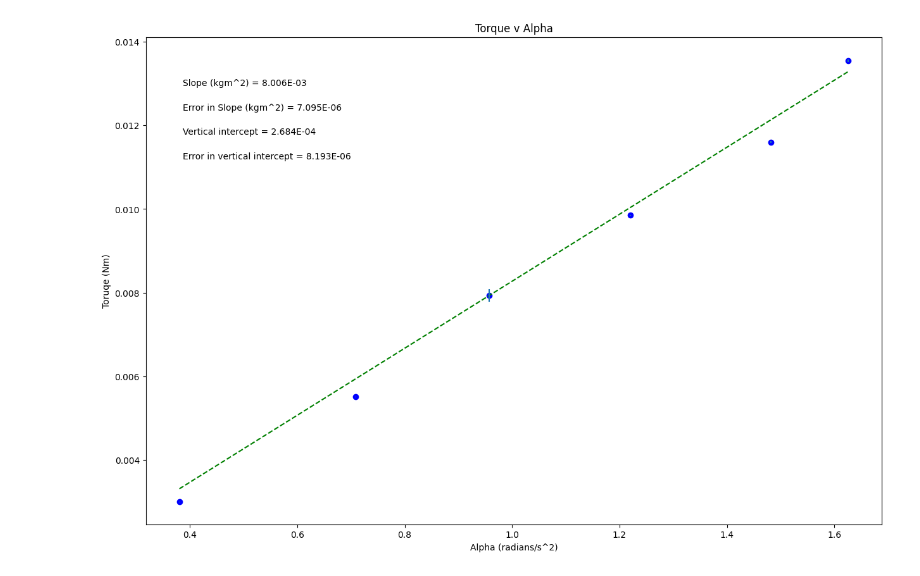
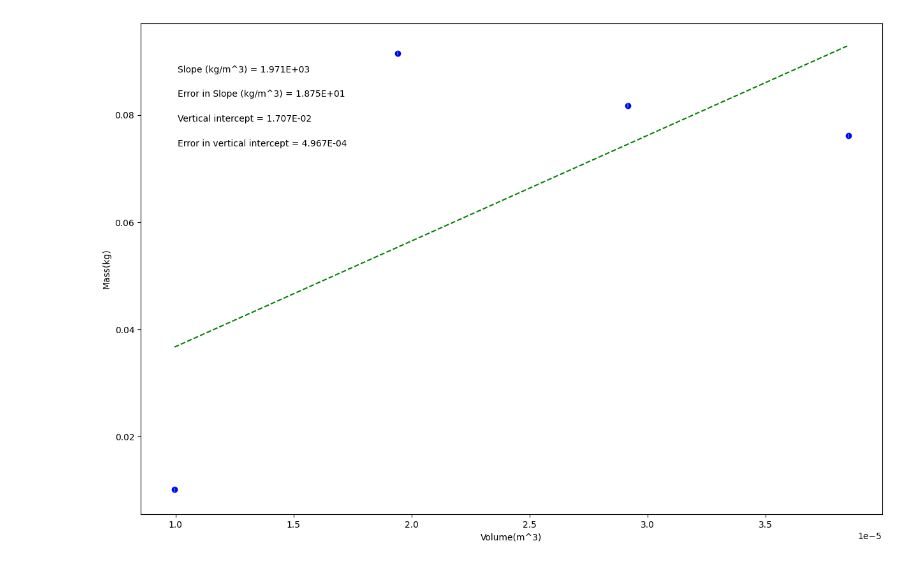
Before and after one commit to trillium06/Projectile-Motion, a Jupyter notebook: PHSXlab_plotting_template_(5).ipynb, the cells around one changed output. Cells and saved outputs as stored; diff of their text form; code cells hidden in the pictures.

```diff
--- a/PHSXlab_plotting_template_(5).ipynb
+++ b/PHSXlab_plotting_template_(5).ipynb
@@ -19,28 +19,28 @@ import matplotlib.pyplot as plt
 #variable names should start with a letter and must contain only letters, numbers, and underscores
 
 
-Alpha = np.array([0.3803, 0.70819, 0.95737, 1.21967, 1.4819, 1.62622])
+Volume = np.array([0.00000995, 0.0000194, 0.00002916, 0.0000385])
 
-Torque_Nm = np.array([0.0030, 0.00551, 0.00794, 0.00985, 0.0116, 0.01355,])
+Mass = np.array([0.01010, 0.0915, 0.0818, 0.07610])
 
-torque_error = np.array([0.000006, 0.00001, 0.00015, 0.000002, 0.000025, 0.00003])
+masserr = np.array([0.0004, 0.0004, 0.0004, 0.0004])
 
 
 
 #Re-assign variables as x, y, dy so that the remaining plotting code may remain generic
 #UPDATE VARIABLE NAMES (ON RHS OF EACH EQUAL SIGN) TO MATCH VARIABLE NAMES FOR DATA ABOVE
 
-x = Alpha            #this should be the array you want to plot on the x axis
-y = Torque_Nm            #this should be the array you want to plot on the y axis
-dy = torque_error       #this should be your error in y array
+x = Volume             #this should be the array you want to plot on the x axis
+y = Mass             #this should be the array you want to plot on the y axis
+dy = masserr        #this should be your error in y array
 
 
 #UPDATE EACH OF THESE 4 STRINGS FOR YOUR PLOT LABELS AS YOU WANT THEM TO APPEAR
 
-plot_title= 'Torque v Alpha'
-x_label= 'Alpha (radians/s^2)'
-y_label= 'Toruqe (Nm)'
-slope_units= 'kgm^2'
+plot_title=""
+x_label= 'Volume(m^3)'
+y_label= 'Mass(kg)'
+slope_units= 'kg/m^3'
 
 #UPDATE ANNOTATION PLACEMENT SO IT'S OUT OF WAY OF PLOTTED DATA AND BEST FIT LINE
 #integer from 1 to 4, top R corner is 1 (counter-clockwise from there)
@@ -92,31 +92,31 @@ elif annotation_placement==3 or annotation_placement==4:
 #Don't need to change anything in this section!
 
 #Plot data on graph. Plot error bars and place values for slope,
 #error in slope, and vertical intercept (plus error) on the plot using "annotate"
 
 plt.figure(figsize=(15,10))
 
 plt.plot(x, fit, color='green', linestyle='--')
 plt.scatter(x, y, color='blue', marker='o')
 
 plt.xlabel(x_label)
 plt.ylabel(y_label)
 plt.title(plot_title)
 
 plt.errorbar(x, y, yerr=dy, xerr=None, fmt="none") #don't need to plot x error bars
 
 plt.annotate('Slope ({}) = {value:.{digits}E}'.format(slope_units,value=m, digits=3),
              (xpos, ypos[0]), xycoords='axes fraction')
 
 plt.annotate('Error in Slope ({}) = {value:.{digits}E}'.format(slope_units,value=dm, digits=3),
              (xpos, ypos[1]), xycoords='axes fraction')
 
 plt.annotate('Vertical intercept = {value:.{digits}E}'.format(value=b, digits=3),
              (xpos, ypos[2]), xycoords='axes fraction')
 
 plt.annotate('Error in vertical intercept = {value:.{digits}E}'.format(value=db, digits=3),
              (xpos, ypos[3]), xycoords='axes fraction')
 
 plt.show()
 # %% [output]
-[figure, old version]
+[figure, new version]
```
